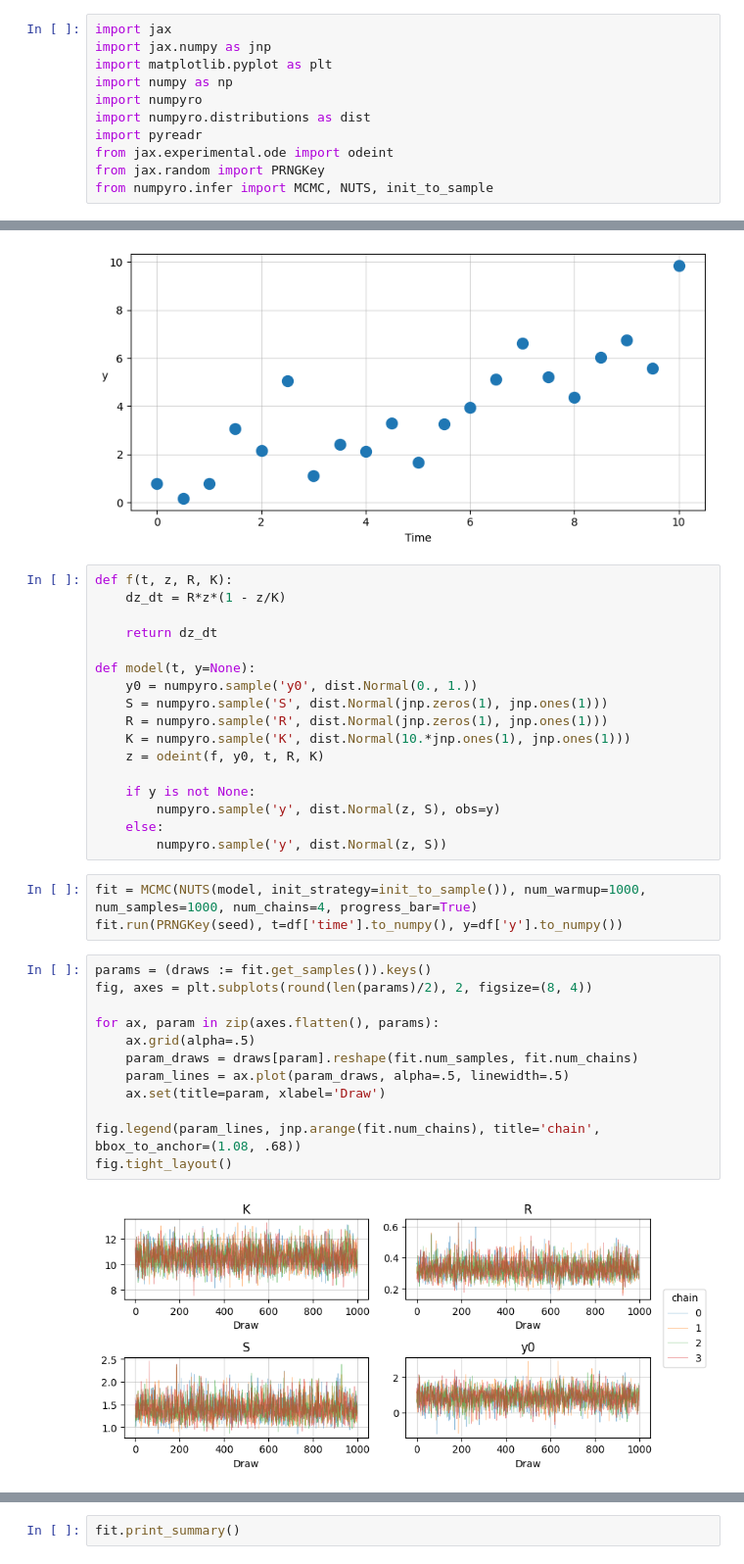
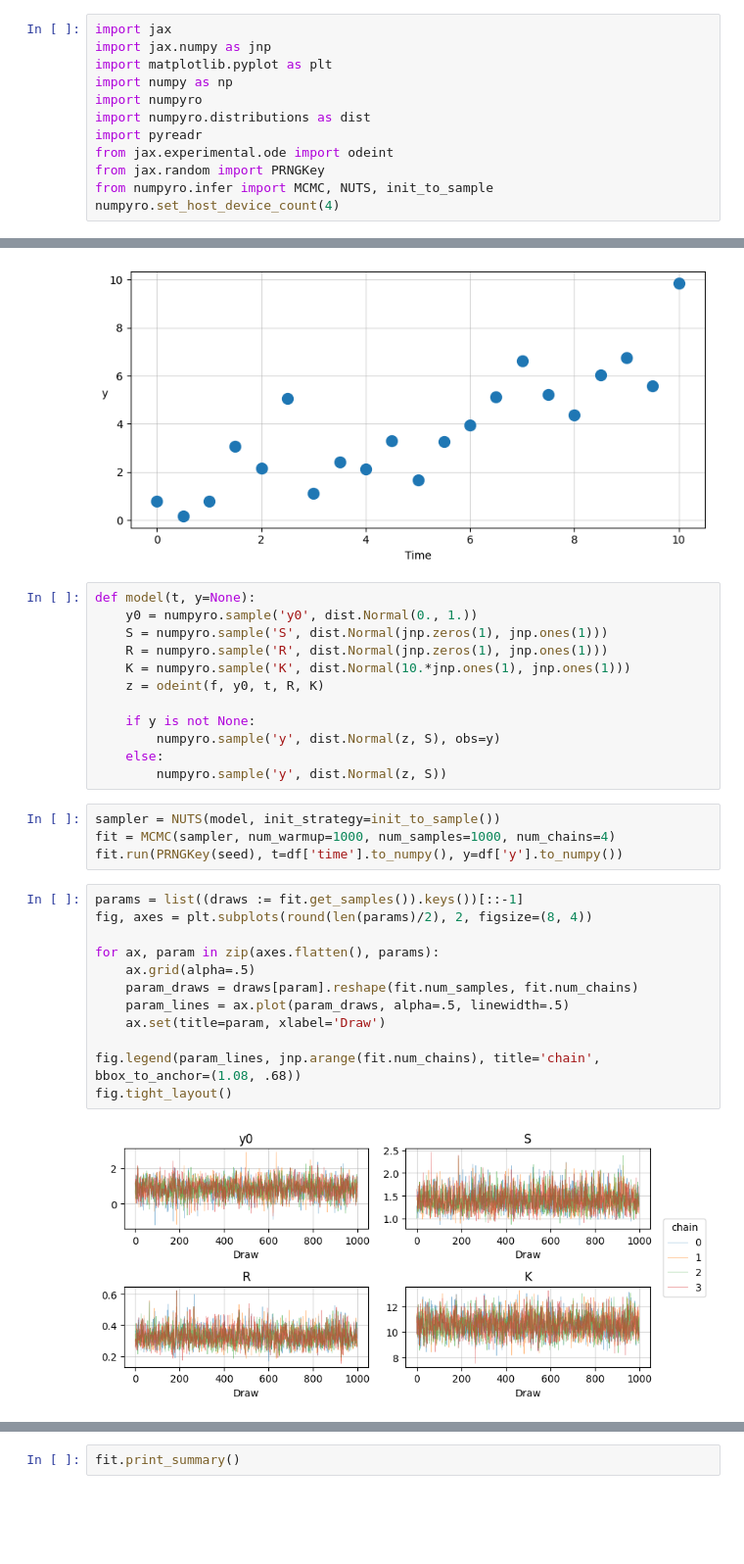
Before and after one commit to craigfouts/discourse, a Jupyter notebook: discourse/tutorials/numpyro/sandbox.ipynb, the cells around one changed output, grey strips where cells are left out. Shown at 98% size. Cells and saved outputs as stored; diff of their text form; blank space fills up the shorter version.

```diff
--- a/discourse/tutorials/numpyro/sandbox.ipynb
+++ b/discourse/tutorials/numpyro/sandbox.ipynb
@@ -9,5 +9,6 @@ import pyreadr
 from jax.experimental.ode import odeint
 from jax.random import PRNGKey
 from numpyro.infer import MCMC, NUTS, init_to_sample
+numpyro.set_host_device_count(4)
 # %%
 seed = 739485
@@ -31,11 +38,6 @@ fig.tight_layout()
 # %% [output]
 [figure]
 # %%
-def f(t, z, R, K):
-    dz_dt = R*z*(1 - z/K)
-
-    return dz_dt
-
 def model(t, y=None):
     y0 = numpyro.sample('y0', dist.Normal(0., 1.))
     S = numpyro.sample('S', dist.Normal(jnp.zeros(1), jnp.ones(1)))
@@ -48,19 +50,20 @@ def model(t, y=None):
     else:
         numpyro.sample('y', dist.Normal(z, S))
 # %%
-fit = MCMC(NUTS(model, init_strategy=init_to_sample()), num_warmup=1000, num_samples=1000, num_chains=4, progress_bar=True)
+sampler = NUTS(model, init_strategy=init_to_sample())
+fit = MCMC(sampler, num_warmup=1000, num_samples=1000, num_chains=4)
 fit.run(PRNGKey(seed), t=df['time'].to_numpy(), y=df['y'].to_numpy())
 # %%
-params = (draws := fit.get_samples()).keys()
+params = list((draws := fit.get_samples()).keys())[::-1]
 fig, axes = plt.subplots(round(len(params)/2), 2, figsize=(8, 4))
 
 for ax, param in zip(axes.flatten(), params):
     ax.grid(alpha=.5)
     param_draws = draws[param].reshape(fit.num_samples, fit.num_chains)
     param_lines = ax.plot(param_draws, alpha=.5, linewidth=.5)
     ax.set(title=param, xlabel='Draw')
 
 fig.legend(param_lines, jnp.arange(fit.num_chains), title='chain', bbox_to_anchor=(1.08, .68))
 fig.tight_layout()
 # %% [output]
-[figure, old version]
+[figure, new version]
```
Also changed, not shown: parts of 4 cells of this notebook, 5 other files.
